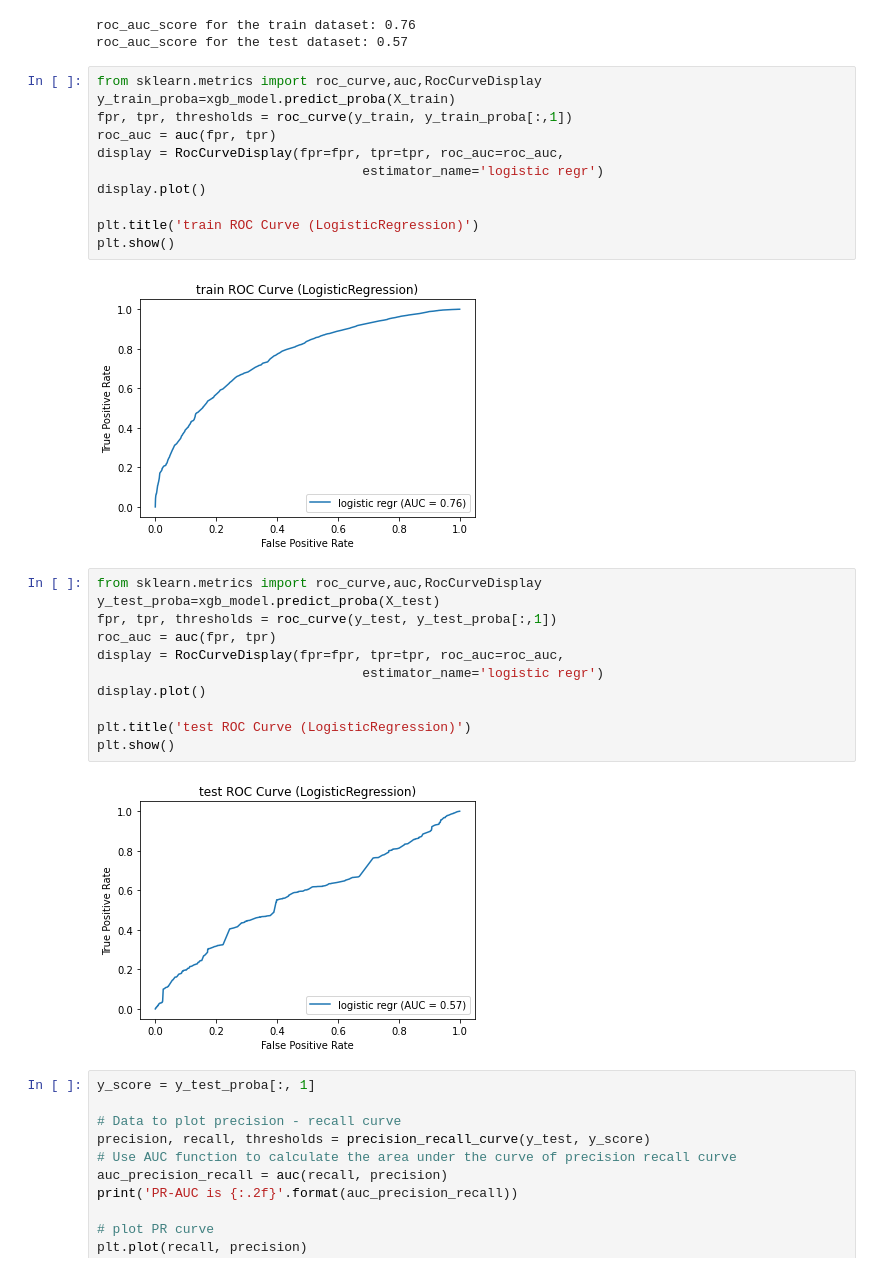
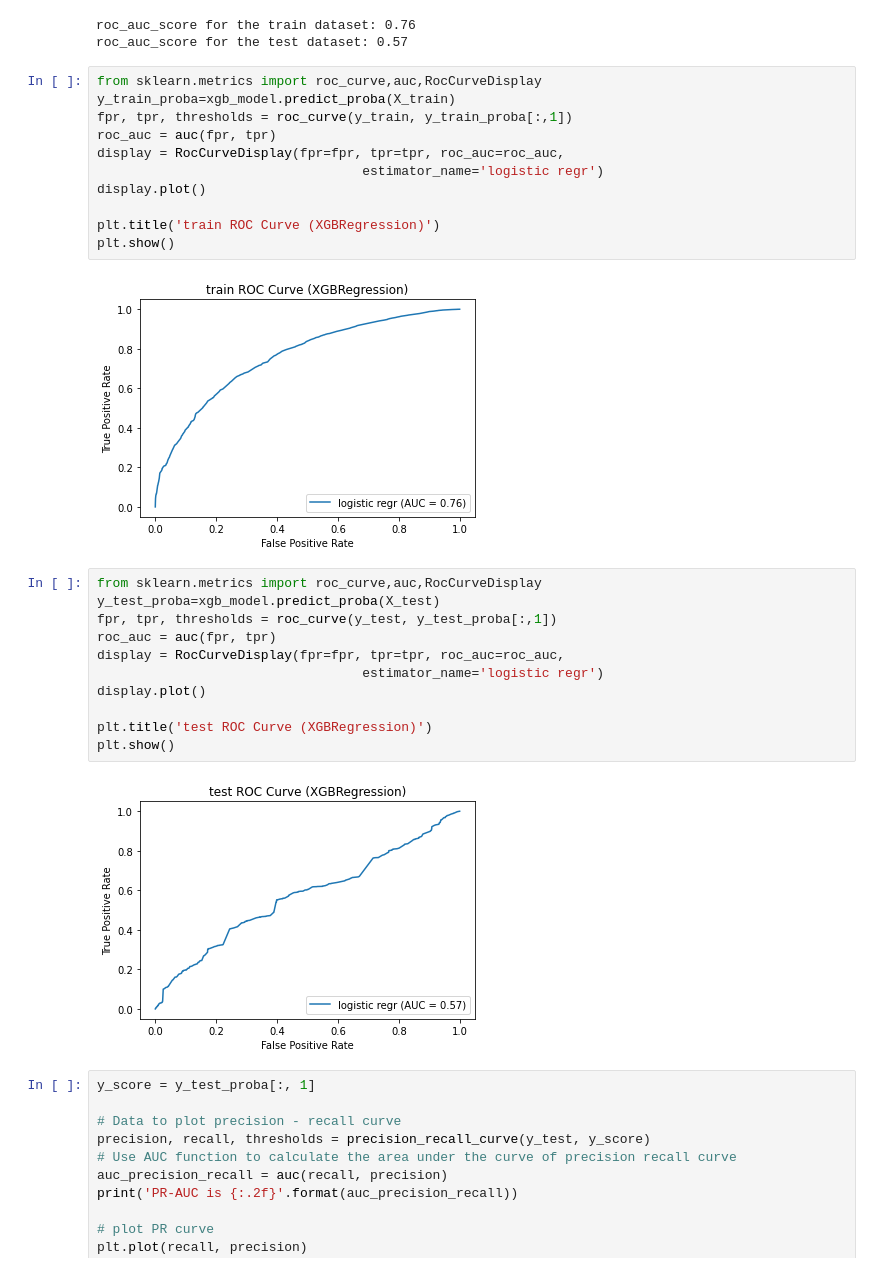
Before and after one commit to yang5hi/healthcare_provider_fraud_detection, a Jupyter notebook: 1d_Claim_basemodel.ipynb, the cells around one changed output. Drawn from its saved outputs; the diff is of its cells as text.

```diff
--- a/1d_Claim_basemodel.ipynb
+++ b/1d_Claim_basemodel.ipynb
@@ -507,16 +507,16 @@ roc_auc_score for the test dataset: 0.57
 # %%
 from sklearn.metrics import roc_curve,auc,RocCurveDisplay
 y_train_proba=xgb_model.predict_proba(X_train)
 fpr, tpr, thresholds = roc_curve(y_train, y_train_proba[:,1])
 roc_auc = auc(fpr, tpr)
 display = RocCurveDisplay(fpr=fpr, tpr=tpr, roc_auc=roc_auc,
                                   estimator_name='logistic regr')
 display.plot()
 
-plt.title('train ROC Curve (LogisticRegression)')
+plt.title('train ROC Curve (XGBRegression)')
 plt.show()
 # %% [output]
-[figure, old version]
+[figure, new version]
 # %%
 from sklearn.metrics import roc_curve,auc,RocCurveDisplay
 y_test_proba=xgb_model.predict_proba(X_test)
@@ -526,10 +526,10 @@ display = RocCurveDisplay(fpr=fpr, tpr=tpr, roc_auc=roc_auc,
                                   estimator_name='logistic regr')
 display.plot()
 
-plt.title('test ROC Curve (LogisticRegression)')
+plt.title('test ROC Curve (XGBRegression)')
 plt.show()
 # %% [output]
-[figure, old version]
+[figure, new version]
 # %%
 y_score = y_test_proba[:, 1]
 
```
Also changed, not shown: parts of 1 cell of this notebook.
